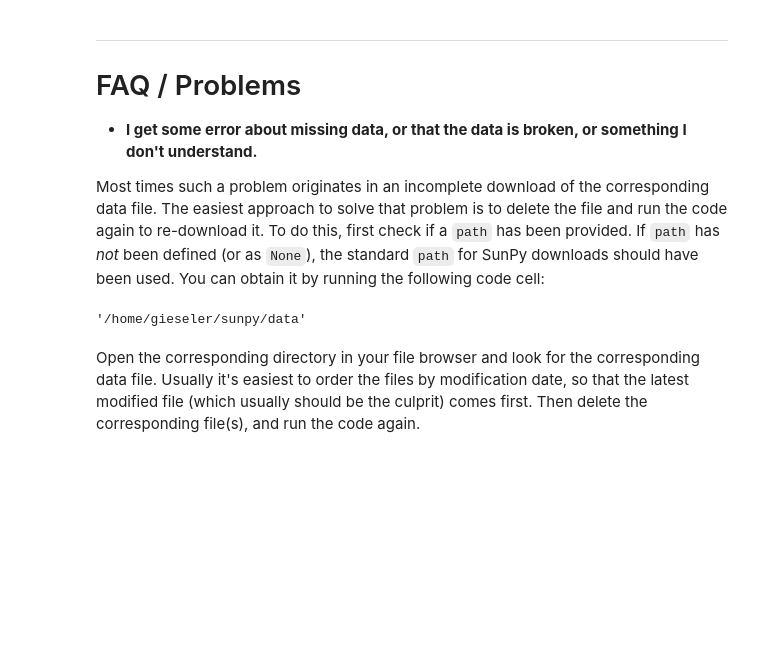
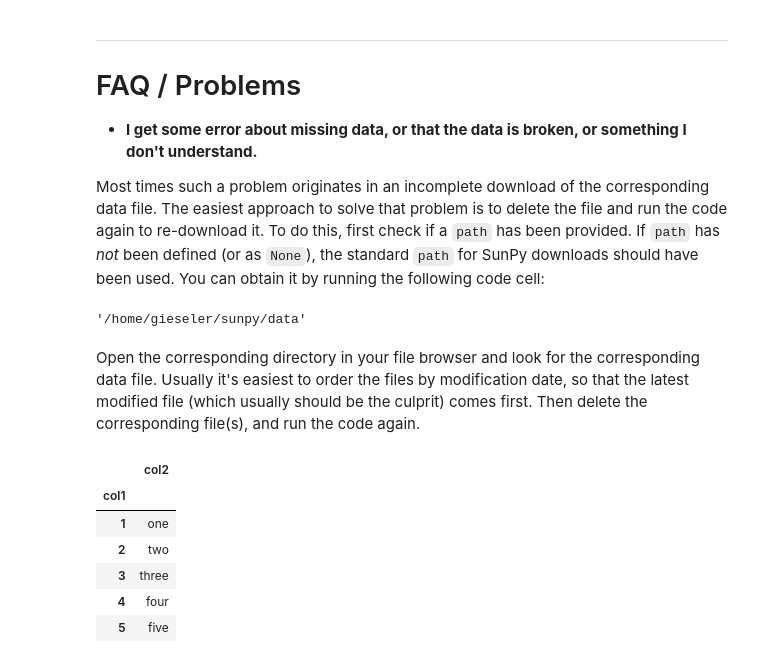
Before and after one commit to serpentine-h2020/serpentine, a Jupyter notebook: notebooks/sep_analysis_tools/onset_determination.ipynb, the cells around one changed output. Cells and saved outputs as stored; diff of their text form; code cells hidden in the pictures; blank space fills up the shorter version.

```diff
--- a/notebooks/sep_analysis_tools/onset_determination.ipynb
+++ b/notebooks/sep_analysis_tools/onset_determination.ipynb
@@ -138,3 +130,25 @@ sunpy.config.get('downloads', 'download_dir')
 '/home/gieseler/sunpy/data'
 # %% [markdown]
 Open the corresponding directory in your file browser and look for the corresponding data file. Usually it's easiest to order the files by modification date, so that the latest modified file (which usually should be the culprit) comes first. Then delete the corresponding file(s), and run the code again.
+# %%
+import pandas as pd
+
+col_nams = ["col1", "col2"]
+data_arr1, data_arr2 = [1,2,3,4,5], ["one", "two", "three", "four", "five"]
+tdict = {
+    col_nams[0] : data_arr1,
+    col_nams[1] : data_arr2
+}
+
+tdf = pd.DataFrame(data=tdict)
+tdf = tdf.set_index("col1")
+
+display(tdf)
+# %% [output]
+|  | col2 |
+| col1 |  |
+| 1 | one |
+| 2 | two |
+| 3 | three |
+| 4 | four |
+| 5 | five |
```
Also changed, not shown: parts of 9 cells of this notebook, 5 other files.
